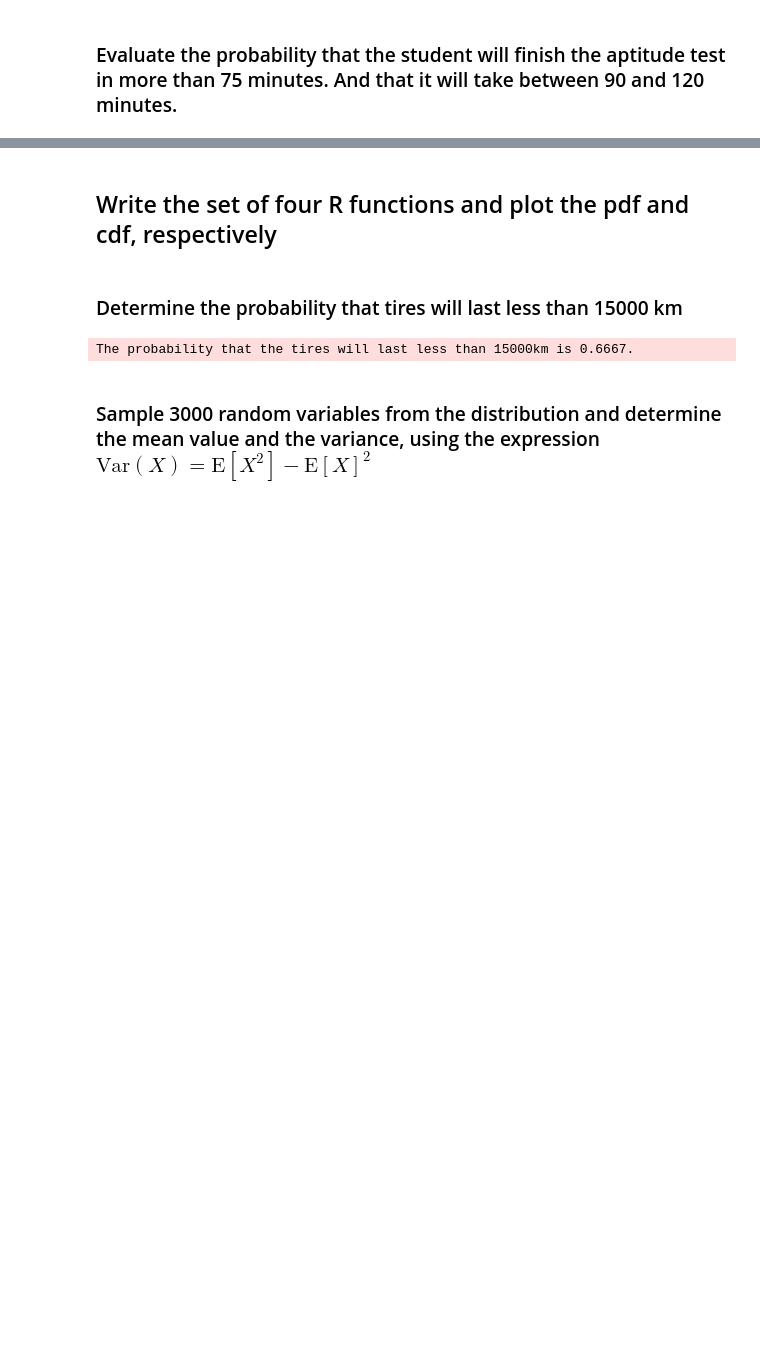
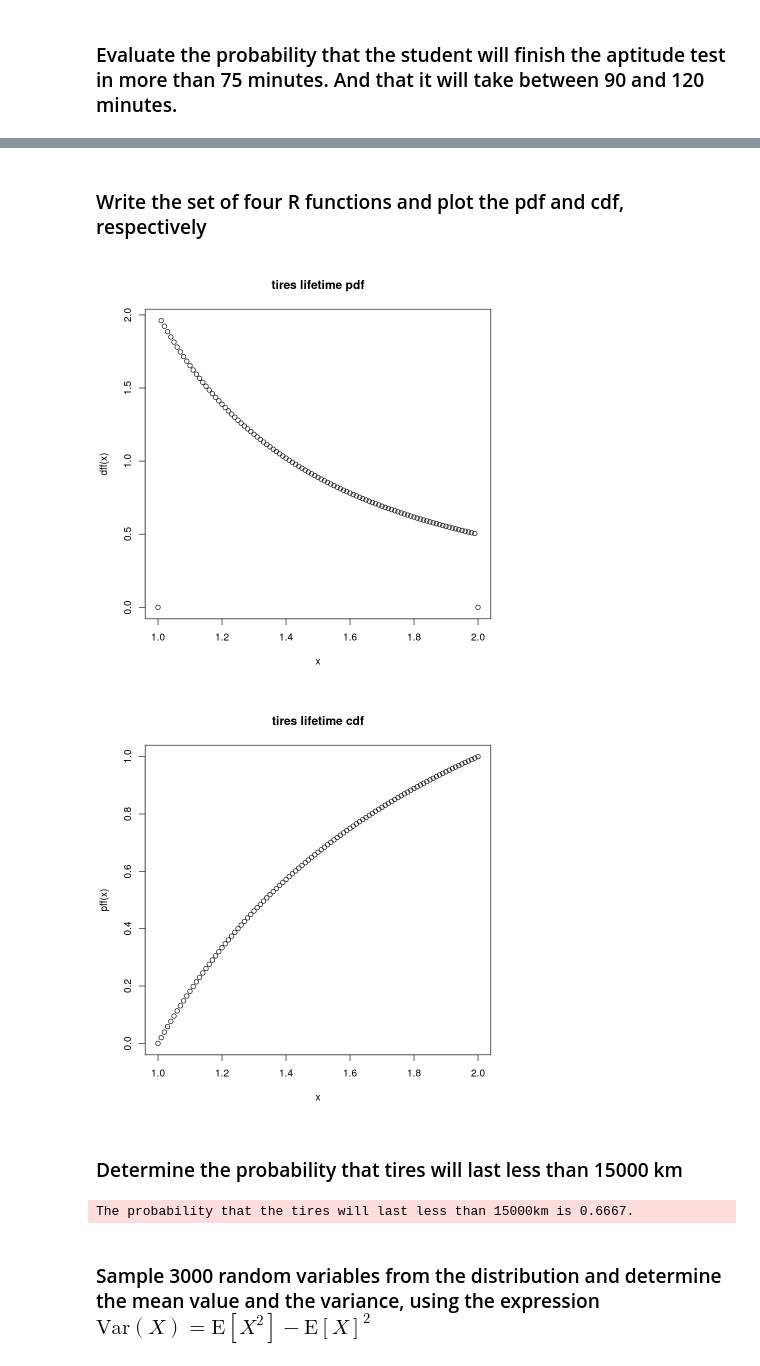
Before and after one commit to eigen-carmona/AdvStats, a Jupyter notebook: lab2/ex2.ipynb, the cells around one changed output, grey strips where cells are left out. Cells and saved outputs as stored; diff of their text form; code cells hidden in the pictures; blank space fills up the shorter version.

```diff
--- a/lab2/ex2.ipynb
+++ b/lab2/ex2.ipynb
@@ -165,7 +188,7 @@ f(x) &= \left\{
 \end{align}
 $$
 # %% [markdown]
-## Write the set of four R functions and plot the pdf and cdf, respectively
+### Write the set of four R functions and plot the pdf and cdf, respectively
 # %%
 ff <- function(x){
     if(1<x & x<2){
@@ -178,7 +201,16 @@ g <- Vectorize(ff, vectorize.args = "x")
 c_num <- 1/integrate(g,lower = 0, upper = 2)$value
 
 dff <- function(x){c_num*g(x)}
-pff <- function(x){integrate(dff,0,x)$value}
+pff <- function(x){-2/x+2}
+qff <- function(x){2/(2-x)}
+rff <- function(n){qff(runif(n))}
+# %%
+x <- seq(1,2,0.01)
+plot(x,dff(x), main = 'tires lifetime pdf')
+plot(x,pff(x), main = 'tires lifetime cdf')
+# %% [output]
+[figure, added]
+[figure, added]
 # %% [markdown]
 ### Determine the probability that tires will last less than 15000 km
 # %%
```
Also changed, not shown: parts of 11 cells of this notebook.
